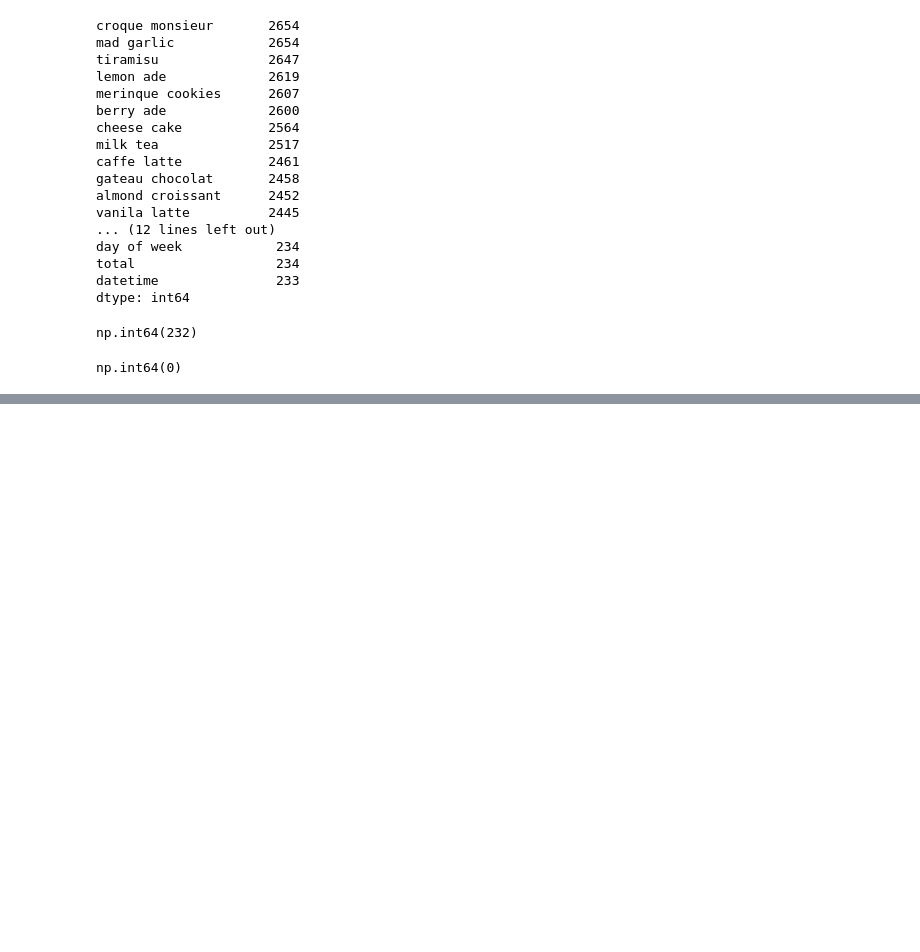
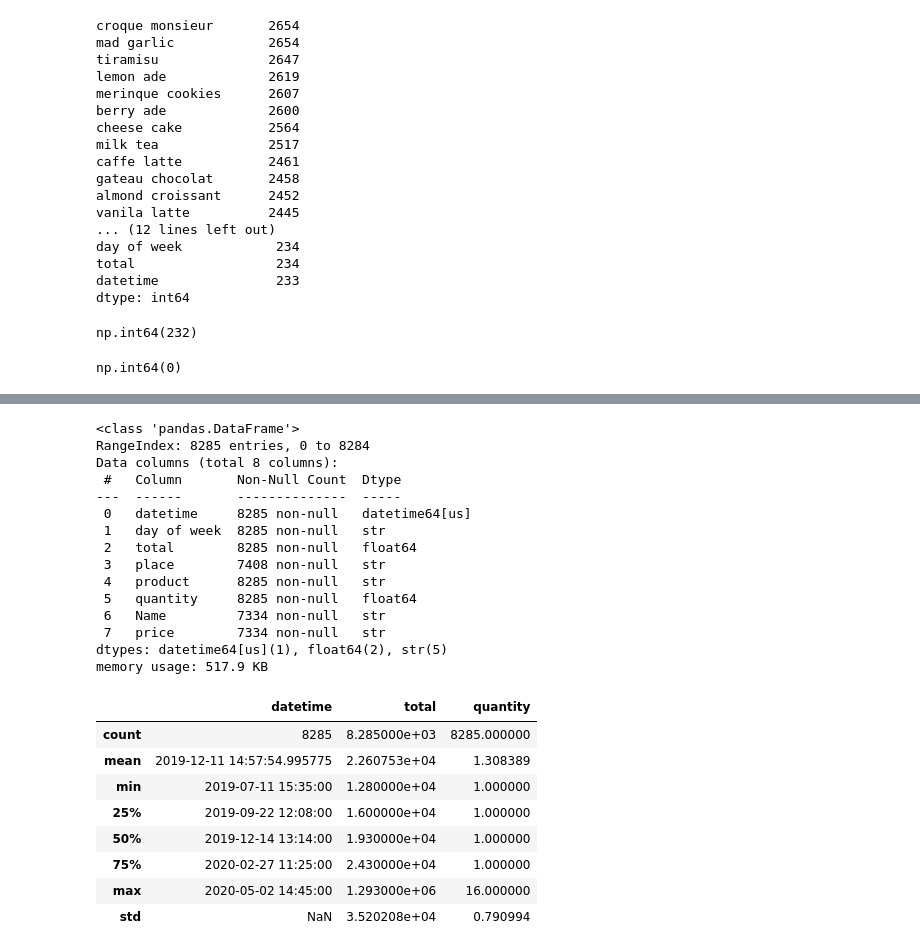
Before and after one commit to luciatejera1992/Panaderia-, a Jupyter notebook: PANADERIA/EDA.ipynb, the cells around one changed output, grey strips where cells are left out. Saved outputs shown, nothing was run; the diff lists cells and outputs as text; code cells hidden in the pictures; blank space fills up the shorter version.

```diff
--- a/PANADERIA/EDA.ipynb
+++ b/PANADERIA/EDA.ipynb
@@ -141,0 +194,28 @@ memory usage: 529.6 KB
+# %%
+df.info()
+df.describe()
+# %% [output]
+<class 'pandas.DataFrame'>
+RangeIndex: 8285 entries, 0 to 8284
+Data columns (total 8 columns):
+ #   Column       Non-Null Count  Dtype
+---  ------       --------------  -----
+ 0   datetime     8285 non-null   datetime64[us]
+ 1   day of week  8285 non-null   str
+ 2   total        8285 non-null   float64
+ 3   place        7408 non-null   str
+ 4   product      8285 non-null   str
+ 5   quantity     8285 non-null   float64
+ 6   Name         7334 non-null   str
+ 7   price        7334 non-null   str
+dtypes: datetime64[us](1), float64(2), str(5)
+memory usage: 517.9 KB
+|  | datetime | total | quantity |
+| count | 8285 | 8.285000e+03 | 8285.000000 |
+| mean | 2019-12-11 14:57:54.995775 | 2.260753e+04 | 1.308389 |
+| min | 2019-07-11 15:35:00 | 1.280000e+04 | 1.000000 |
+| 25% | 2019-09-22 12:08:00 | 1.600000e+04 | 1.000000 |
+| 50% | 2019-12-14 13:14:00 | 1.930000e+04 | 1.000000 |
+| 75% | 2020-02-27 11:25:00 | 2.430000e+04 | 1.000000 |
+| max | 2020-05-02 14:45:00 | 1.293000e+06 | 16.000000 |
+| std | NaN | 3.520208e+04 | 0.790994 |
```
Also changed, not shown: parts of 21 cells of this notebook.
